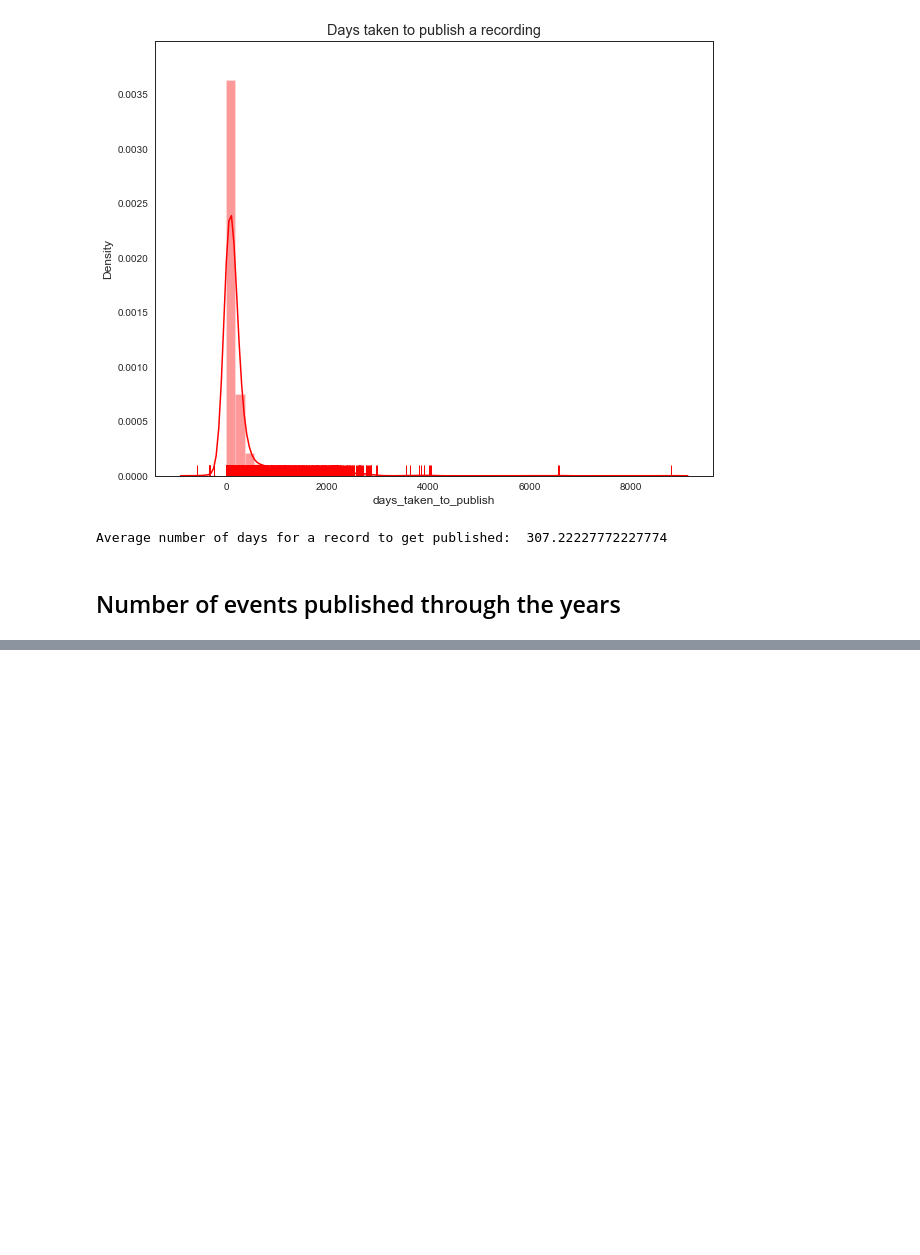
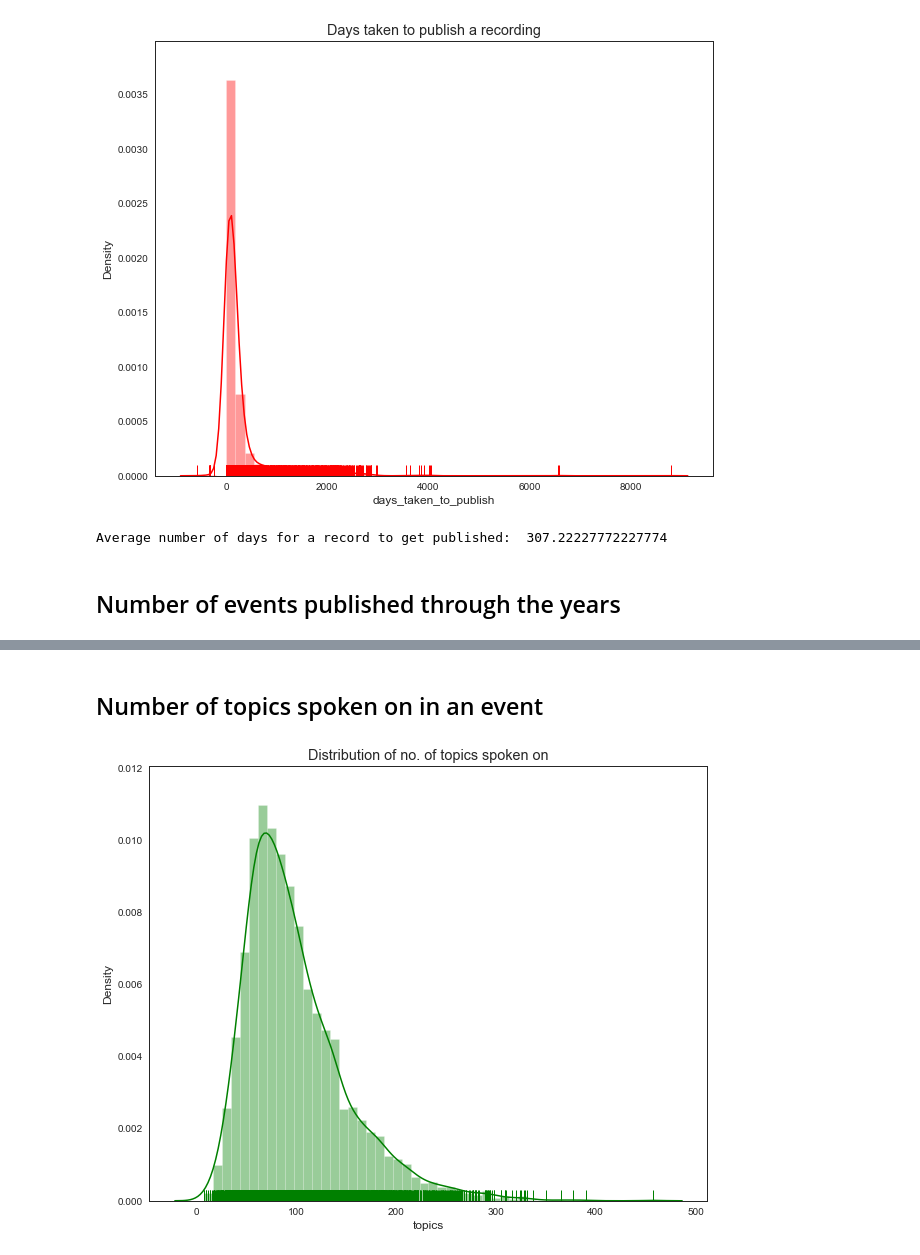
Before and after one commit to fahadmehfooz/Ted-Talks-Views-Prediction, a Jupyter notebook: TedTalk.ipynb, the cells around one changed output, grey strips where cells are left out. Saved outputs shown, nothing was run; the diff lists cells and outputs as text; code cells hidden in the pictures; blank space fills up the shorter version.

```diff
--- a/TedTalk.ipynb
+++ b/TedTalk.ipynb
@@ -316,13 +344,14 @@ fig.show()
 # %% [output]
 [interactive output not drawn]
 # %%
-ratio_comments_by_views= df['comments']/df['views']
-val         = ratio_comments_by_views.sort_values(ascending = False)[:10]
-event_names = df.iloc[list(ratio_comments_by_views.sort_values(ascending = False)[:10].index.values)]['event'].values
+ratio_comments_by_views = pd.DataFrame(df.groupby('event').sum()['comments']/df.groupby('event').sum()['views'].sort_values(ascending = False), columns = ['comment/views'])
+ratio_comments_by_views = ratio_comments_by_views.sort_values(by = 'comment/views', ascending = False)
 
 
-fig = px.bar( x=event_names, y=val, title = 'ratio of comments by views for top 10 ted talk events', labels={'x': 'Event name','y':'ratio of comments by views'})
-
+fig = px.bar( x=ratio_comments_by_views['comment/views'][:20], y=ratio_comments_by_views.index[:20], text = ratio_comments_by_views['comment/views'][:20], title = 'ratio of comments by views for top 10 ted talk events', labels={'x': 'Event name','y':'ratio of comments by views'})
+fig.update_layout(
+title_font_color="#fff",paper_bgcolor="#000000",title_font_size=20,title_x=.5,font_color="#fff",
+    plot_bgcolor="#D0D3D4")
 fig.show()
 # %% [output]
 [interactive output not drawn]
@@ -328,0 +360,10 @@ fig.show()
+# %%
+plt.figure(figsize= (7,10))
+for i in range(len(numerical)):
+    sns.set_style(style='white')
+    fig.update_layout(
+    title_font_color="#fff",paper_bgcolor="#000000",title_font_size=20,title_x=.5,font_color="#fff",
+    plot_bgcolor="#D0D3D4")
+
+    fig = px.box(df, y=numerical[i], points = 'all')
+    fig.show()
@@ -328,0 +376,8 @@ fig.show()
+# %% [markdown]
+## Number of topics spoken on in an event
+# %%
+plt.figure(figsize = (10,8))
+sns.distplot(df['topics'].apply(lambda x: len(x)), hist=True, rug=True, color = 'g');
+plt.title('Distribution of no. of topics spoken on');
+# %% [output]
+[figure, added]
```
Also changed, not shown: parts of 34 cells of this notebook.
